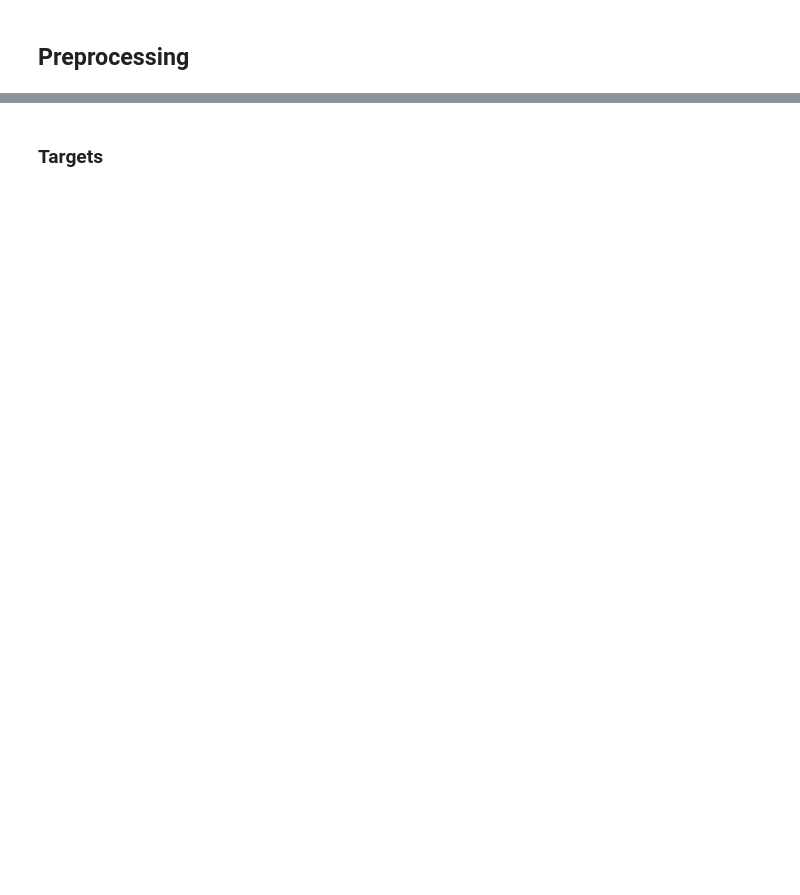
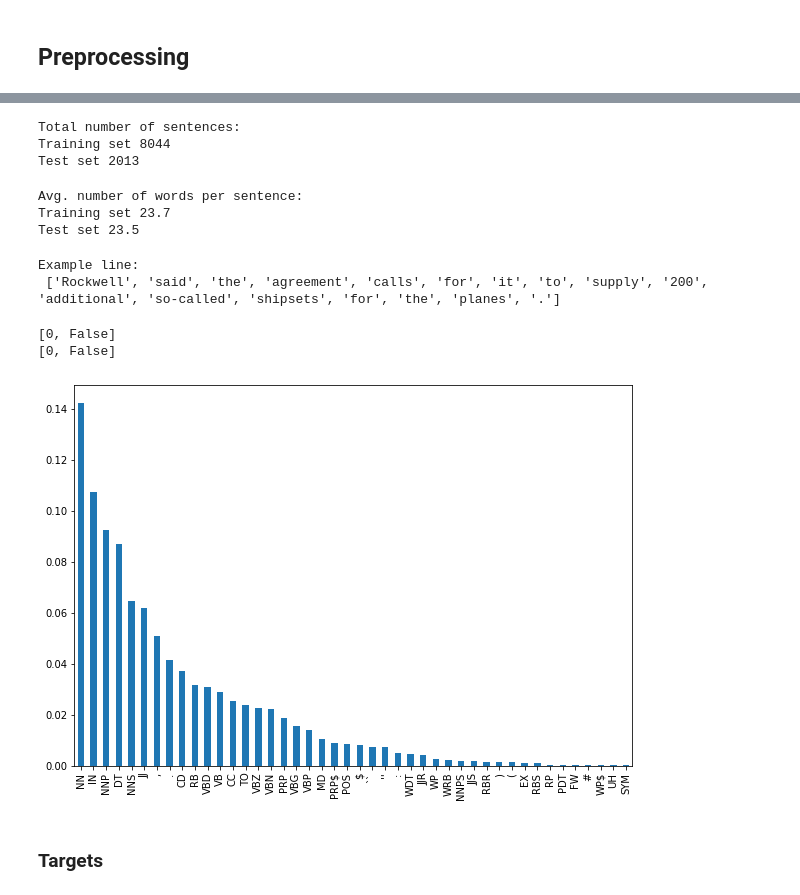
Before and after one commit to HeleneFabia/pos-tagger, a Jupyter notebook: pos_tagger.ipynb, the cells around one changed output, grey strips where cells are left out. Cells and saved outputs as stored; diff of their text form; code cells hidden in the pictures; blank space fills up the shorter version.

```diff
--- a/pos_tagger.ipynb
+++ b/pos_tagger.ipynb
@@ -98,2 +43,2 @@ df = pd.DataFrame(data={"text": text, "target": target})
 # %%
-df.head()
+df = pd.concat([train_df, test_df], axis=0)
@@ -107,6 +54,5 @@ df.head()
 # %%
 # check if length of X and Y are the same for each sample
-
-for idx in range(len(df)):
-    if len(df["text"].iloc[idx]) != len(df["target"].iloc[idx]):
+for idx, row in df.iterrows():
+    if len(row["text"]) != len(row["target"]):
         print(idx)
@@ -112,0 +61,28 @@ for idx in range(len(df)):
+# %%
+print(
+    f"Total number of sentences:\n"
+    f"Training set {len(train_df)}\n"
+    f"Test set {len(test_df)}"
+)
+# %% [output]
+Total number of sentences:
+Training set 8044
+Test set 2013
+# %%
+avg_train_sent_length = np.mean([len(row["text"]) for _, row in train_df.iterrows()])
+avg_test_sent_length = np.mean([len(row["text"]) for _, row in test_df.iterrows()])
+
+print(
+    f"Avg. number of words per sentence:\n"
+    f"Training set {avg_train_sent_length:.1f}\n"
+    f"Test set {avg_test_sent_length:.1f}"
+)
+# %% [output]
+Avg. number of words per sentence:
+Training set 23.7
+Test set 23.5
+# %%
+print("Example line:\n", df["text"].iloc[1])
+# %% [output]
+Example line:
+ ['Rockwell', 'said', 'the', 'agreement', 'calls', 'for', 'it', 'to', 'supply', '200', 'additional', 'so-called', 'shipsets', 'for', 'the', 'planes', '.']
@@ -113,3 +95,34 @@ for idx in range(len(df)):
+# %%
+for string, df in zip(["train", "test"],[train_df, test_df]):
+
+    tag_counts = dict()
+    for tag in unique_pos_tags:
+        tag_counts[tag] = 0
+
+    for idx in range(len(df)):
+        for tag in df["target"].iloc[idx]:
+            tag_counts[tag] += 1
+
+    classes = list(tag_counts.keys())
+    counts = list(tag_counts.values())
+    counts, classes = zip(*sorted(zip(counts, classes), reverse=True))
+
+    #plt.bar(list(range(len(tag_counts.keys()))), list(tag_counts.values()))
+    #plt.title(f"Target class distribution - {string.capitalize()}")
+    #plt.show()
+# %% [output]
+[0, False]
+[0, False]
+# %%
+pos_tags = list()
+for idx, row in train_df.iterrows():
+    pos_tags.extend(row["target"])
+
+plt.figure(figsize=(10,7))
+pd.Series(pos_tags).value_counts(normalize=True).plot.bar()
+plt.show()
+# %% [output]
+[figure, added]
 # %% [markdown]
 ### Targets
 # %%
```
Also changed, not shown: parts of 53 cells of this notebook, 3 other files.
